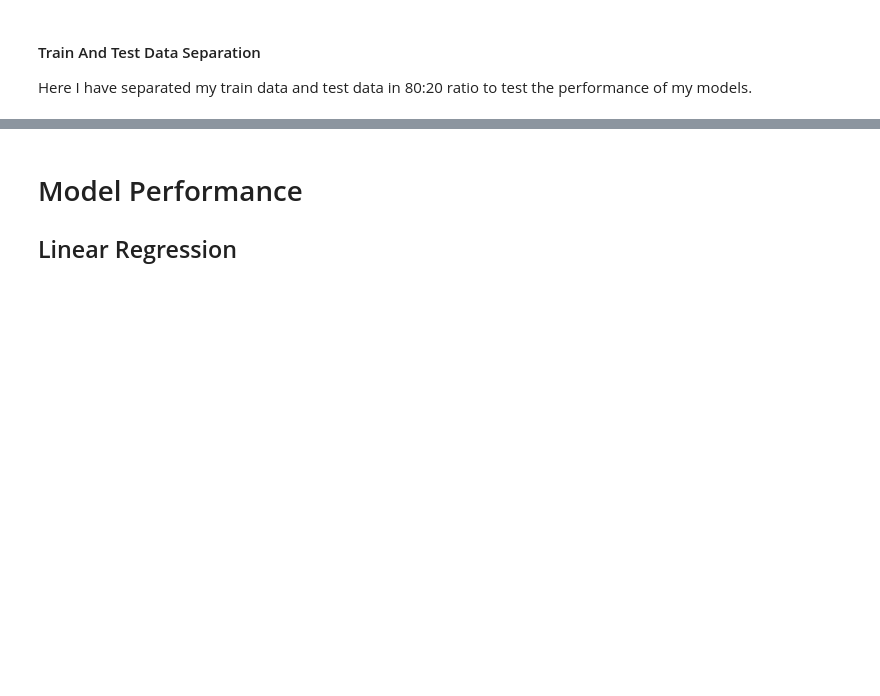
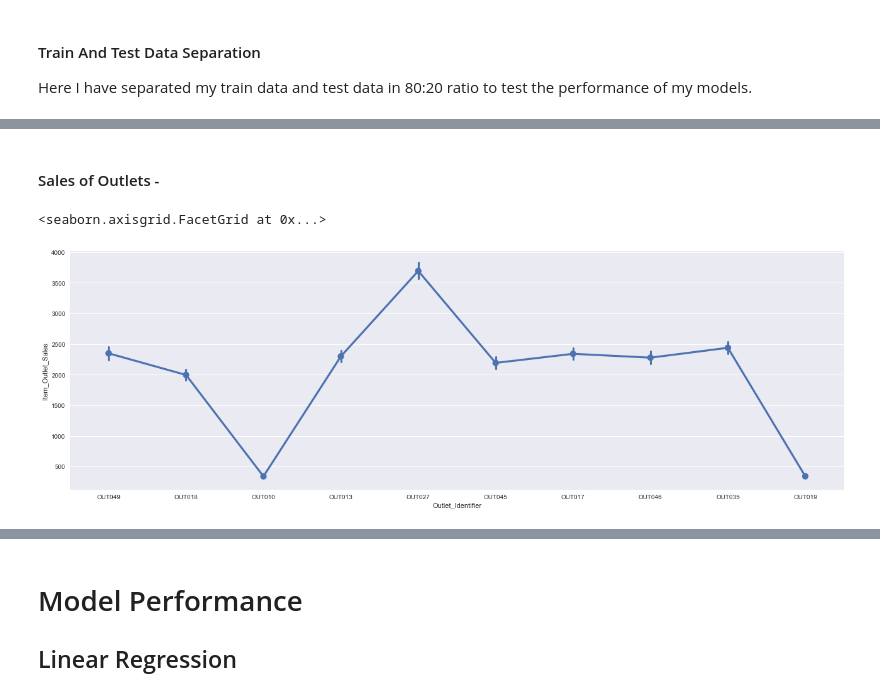
Before and after one commit to ekagra27/Veronica, a Jupyter notebook: Big Mart Sales Revised.ipynb, the cells around one changed output, grey strips where cells are left out. Cells and saved outputs as stored; diff of their text form; code cells hidden in the pictures; blank space fills up the shorter version.

```diff
--- a/Big Mart Sales Revised.ipynb
+++ b/Big Mart Sales Revised.ipynb
@@ -103,0 +222,7 @@ x_train, x_test, y_train, y_test = train_test_split(X_train, Y_train, test_size=
+# %% [markdown]
+#### Sales of Outlets -
+# %%
+sns.factorplot('Outlet_Identifier','Item_Outlet_Sales', data=train,size=6,aspect=3)
+# %% [output]
+<seaborn.axisgrid.FacetGrid at 0x...>
+[figure, added]
```
Also changed, not shown: parts of 35 cells of this notebook.
